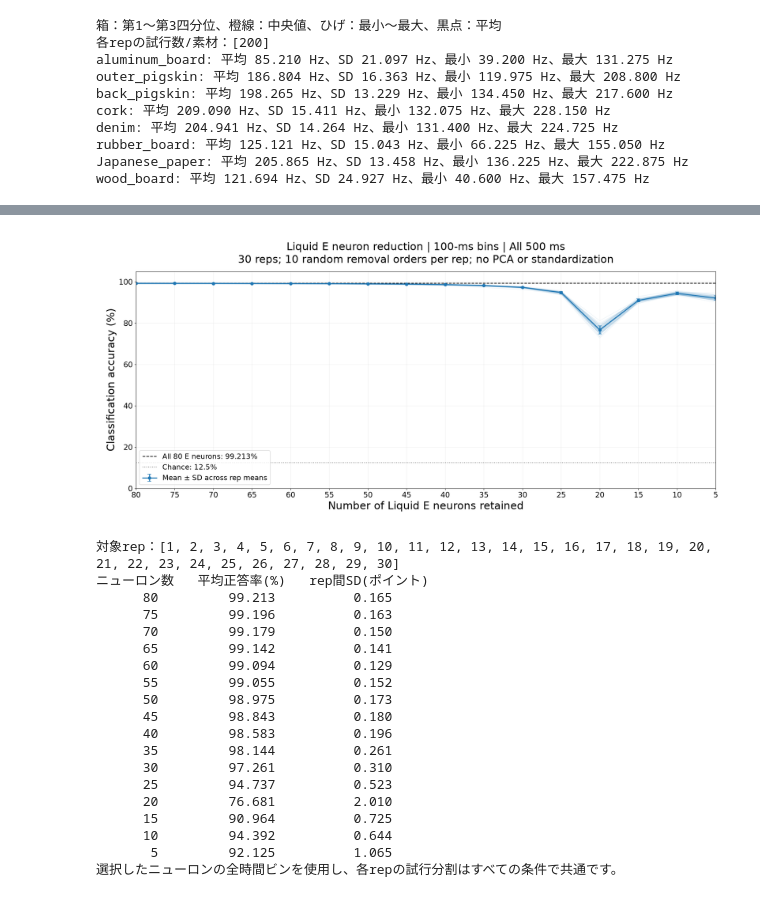
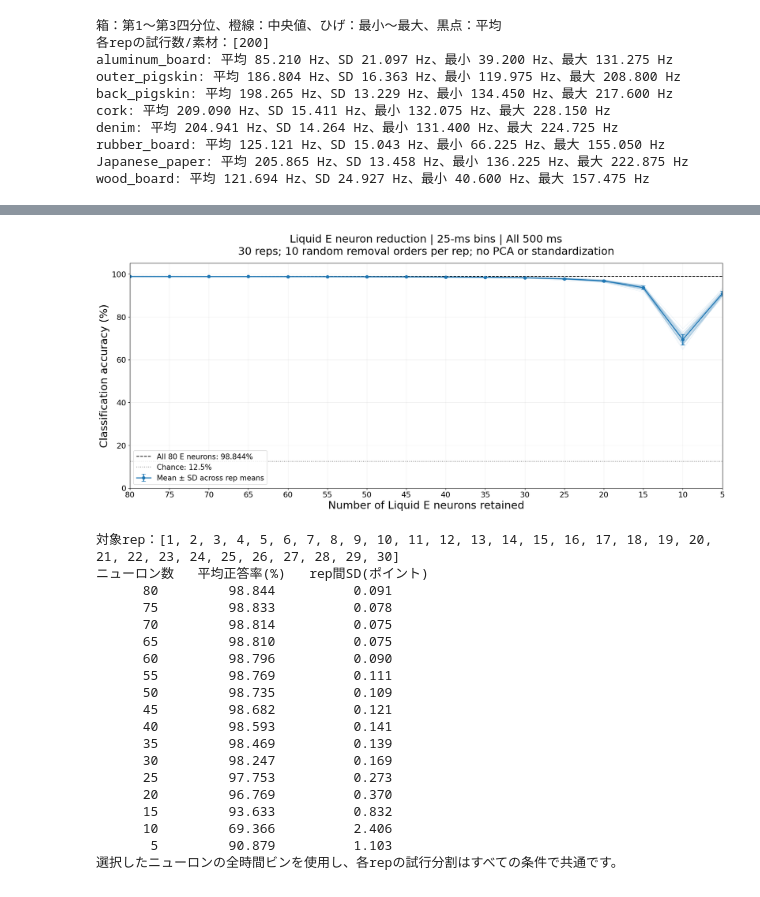
Before and after one commit to ShibaHaruki/research, a Jupyter notebook: LSM/h_analysis/liquid.ipynb, the cells around one changed output, grey strips where cells are left out. Cells and saved outputs as stored; diff of their text form; code cells hidden in the pictures.

```diff
--- a/LSM/h_analysis/liquid.ipynb
+++ b/LSM/h_analysis/liquid.ipynb
@@ -647,7 +651,7 @@ from threadpoolctl import threadpool_limits
 PCA_REP = 1
 PCA_START_MS = 0
 PCA_WIDTH_MS = 500
-PCA_BIN_MS = 100
+PCA_BIN_MS = 25
 PCA_COMPONENTS = 40
 
 # 実行場所に依存せずLSMを探し、共通のPCA処理を使う。
@@ -771,7 +775,7 @@ from threadpoolctl import threadpool_limits
 from tqdm.auto import tqdm
 
 # 評価条件。各ランダム順序の先頭から選び、ニューロン集合を入れ子にして減らす。
-NEURON_BIN_MS = 100
+NEURON_BIN_MS = 25
 NEURON_COUNTS = list(range(80, 0, -5))
 NEURON_RANDOM_SELECTIONS = 10
 NEURON_REPS = None  # Noneなら保存済みの全rep。例：[1, 2, 3, 4, 5]
@@ -877,50 +881,50 @@ reduction_accuracy_sd = (reduction_rep_means.std(axis=0, ddof=1) if len(reductio
 reduction_full_mean = float(np.mean(list(reduction_full_accuracy_by_rep.values())))
 fig, ax = plt.subplots(figsize=(18, 8), layout="constrained")
 for rep_means in reduction_rep_means:
     ax.plot(NEURON_COUNTS, rep_means, color="tab:blue", alpha=0.10, linewidth=0.8)
 ax.errorbar(NEURON_COUNTS, reduction_accuracy_mean, yerr=reduction_accuracy_sd,
             fmt="o-", capsize=4, linewidth=2, label="Mean ± SD across rep means")
 ax.fill_between(NEURON_COUNTS, reduction_accuracy_mean - reduction_accuracy_sd,
                 reduction_accuracy_mean + reduction_accuracy_sd, color="tab:blue", alpha=0.15)
 ax.axhline(reduction_full_mean, color="black", linestyle="--",
            label=f"All {reduction_population_size} E neurons: {reduction_full_mean:.3f}%")
 ax.axhline(100 / len(reduction_materials), color="gray", linestyle=":",
            label=f"Chance: {100 / len(reduction_materials):g}%")
 ax.set_xticks(NEURON_COUNTS)
 ax.set_xlim(max(NEURON_COUNTS), min(NEURON_COUNTS))
 ax.set_ylim(0, 105)
 ax.set_xlabel("Number of Liquid E neurons retained", fontsize=22)
 ax.set_ylabel("Classification accuracy (%)", fontsize=22)
 ax.set_title(f"Liquid E neuron reduction | {NEURON_BIN_MS}-ms bins | All 500 ms\n"
              f"{len(reduction_reps)} reps; {NEURON_RANDOM_SELECTIONS} random removal orders per rep; no PCA or standardization",
              fontsize=22, pad=18)
 ax.tick_params(labelsize=16)
 ax.grid(alpha=0.2)
 ax.legend(fontsize=15, loc="lower left")
 plt.show()
 print(f"対象rep：{reduction_reps}")
 print("ニューロン数   平均正答率(%)   rep間SD(ポイント)")
 for count, mean, sd in zip(NEURON_COUNTS, reduction_accuracy_mean, reduction_accuracy_sd):
     print(f"{count:8d}     {mean:10.3f}     {sd:10.3f}")
 print("選択したニューロンの全時間ビンを使用し、各repの試行分割はすべての条件で共通です。")
 # %% [output]
-[figure, old version]
+[figure, new version]
 対象rep：[1, 2, 3, 4, 5, 6, 7, 8, 9, 10, 11, 12, 13, 14, 15, 16, 17, 18, 19, 20, 21, 22, 23, 24, 25, 26, 27, 28, 29, 30]
 ニューロン数   平均正答率(%)   rep間SD(ポイント)
-      80         99.213          0.165
-      75         99.196          0.163
-      70         99.179          0.150
-      65         99.142          0.141
-      60         99.094          0.129
-      55         99.055          0.152
-      50         98.975          0.173
-      45         98.843          0.180
-      40         98.583          0.196
-      35         98.144          0.261
-      30         97.261          0.310
-      25         94.737          0.523
-      20         76.681          2.010
-      15         90.964          0.725
-      10         94.392          0.644
-       5         92.125          1.065
+      80         98.844          0.091
+      75         98.833          0.078
+      70         98.814          0.075
+      65         98.810          0.075
+      60         98.796          0.090
+      55         98.769          0.111
+      50         98.735          0.109
+      45         98.682          0.121
+      40         98.593          0.141
+      35         98.469          0.139
+      30         98.247          0.169
+      25         97.753          0.273
+      20         96.769          0.370
+      15         93.633          0.832
+      10         69.366          2.406
+       5         90.879          1.103
 選択したニューロンの全時間ビンを使用し、各repの試行分割はすべての条件で共通です。
```
Also changed, not shown: parts of 3 cells of this notebook, 8 other files.
